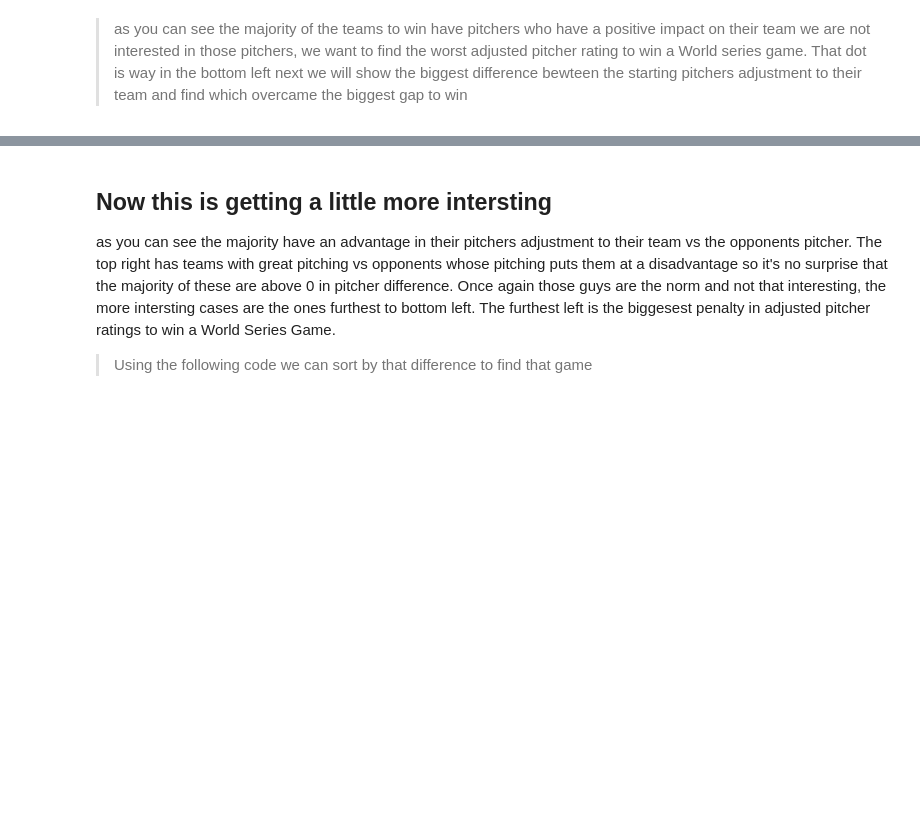
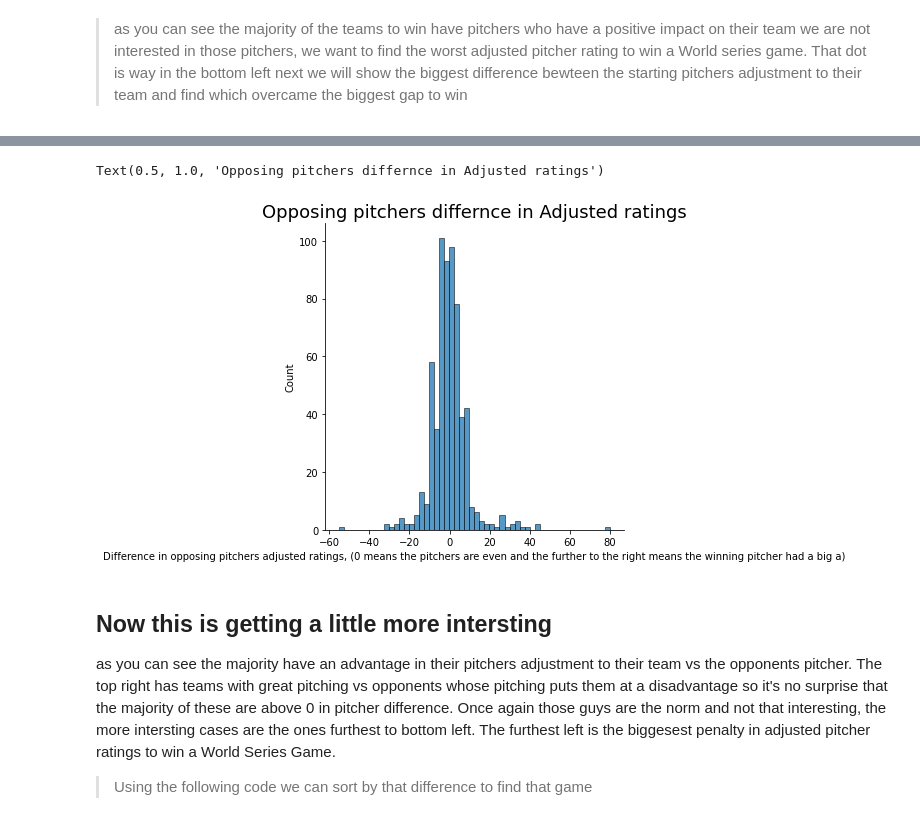
Before and after one commit to data301-2020-winter2/course-project-group_1040, a Jupyter notebook: analysis/Levi_Kolkind/M2.ipynb, the cells around one changed output, grey strips where cells are left out. Drawn from its saved outputs; the diff is of its cells as text; code cells hidden in the pictures; blank space fills up the shorter version.

```diff
--- a/analysis/Levi_Kolkind/M2.ipynb
+++ b/analysis/Levi_Kolkind/M2.ipynb
@@ -131,3 +133,10 @@ plt.show()
+# %%
+sns.displot(df4, x="pitcher_difference", binwidth = 2.5)
+plt.xlabel ("Difference in opposing pitchers adjusted ratings, (0 means the pitchers are even and the further to the right means the winning pitcher had a big a)")
+plt.title("Opposing pitchers differnce in Adjusted ratings", size=18)
+# %% [output]
+Text(0.5, 1.0, 'Opposing pitchers differnce in Adjusted ratings')
+[figure, added]
 # %% [markdown]
 ## Now this is getting a little more intersting
 
```
Also changed, not shown: parts of 9 cells of this notebook.
